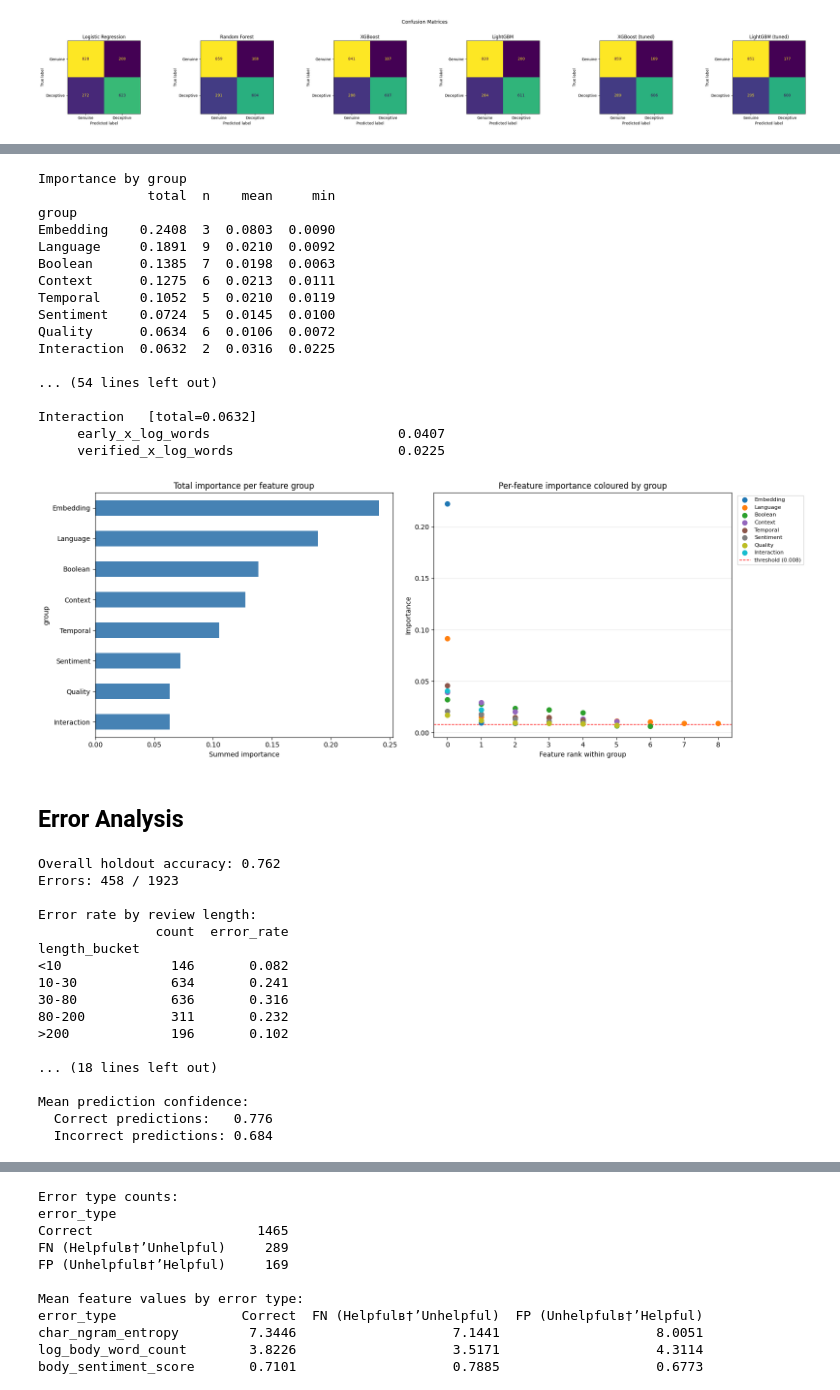
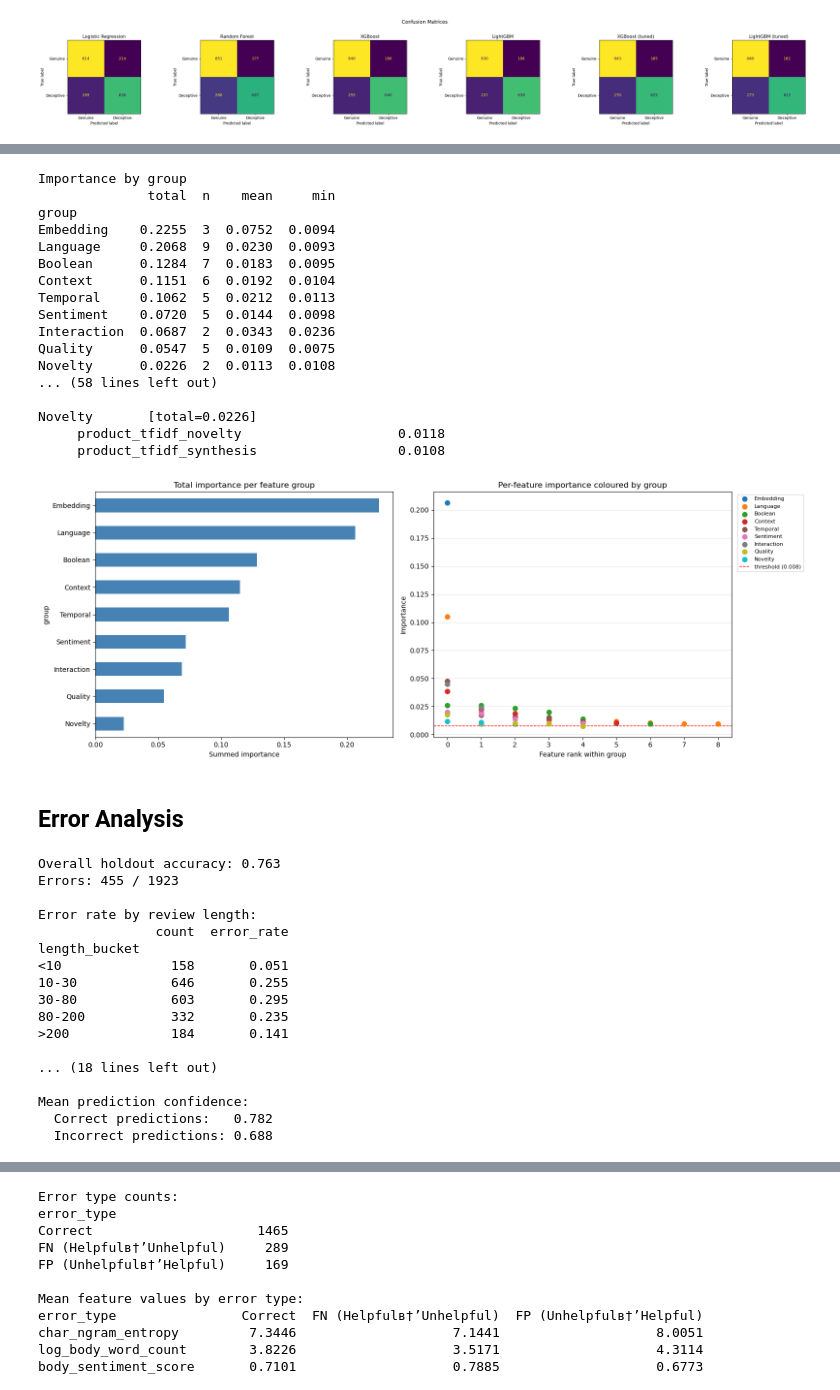
Before and after one commit to Ron-Lakeman/BigDataProject, a Jupyter notebook: src/processing/ml_model_v1.ipynb, the cells around one changed output, grey strips where cells are left out. Saved outputs shown, nothing was run; the diff lists cells and outputs as text; code cells hidden in the pictures.

Commit message:
added tfidf novelty features and a second ablation test in  all_features_to_gold and ml_model_v1 notebooks

```diff
--- a/src/processing/ml_model_v1.ipynb
+++ b/src/processing/ml_model_v1.ipynb
@@ -53,11 +53,15 @@ Name: count, dtype: int64
 # %%
 sent_files = sorted(gold_dir.glob("sentiment_features_load_date=*.parquet"))
 if sent_files:
+    # Fixed: exclude columns already in main parquet to avoid _x/_y merge conflicts
     _sent = pd.read_parquet(sent_files[-1],
-                            columns=["_index", "avg_sentence_length",
-                                     "flesch_lang_zscore",
+                            columns=["_index",
                                      "headline_sentiment_polarity",
-                                     "title_body_overlap"])
+                                     "title_body_overlap",
+                                     "polarity_lang_zscore",
+                                     "digit_density",
+                                     "uppercase_ratio",
+                                     "repetition_ratio"])
     df = df.merge(_sent, on="_index", how="left")
 
 spec_files = sorted(gold_dir.glob("specificity_features_load_date=*.parquet"))
@@ -69,7 +73,8 @@ if spec_files:
 
 extra_cols = ["avg_sentence_length", "flesch_lang_zscore",
               "headline_sentiment_polarity", "title_body_overlap",
-              "superlative_density", "first_person_density"]
+              "polarity_lang_zscore", "digit_density", "uppercase_ratio",
+              "repetition_ratio", "superlative_density", "first_person_density"]
 nulls = df[extra_cols].isnull().sum().to_dict()
 print(f"Extra feature nulls: {nulls}")
 # %% [output]
@@ -102,6 +107,10 @@ if "paragraph_break_count" not in df.columns:
         df["paragraph_break_count"] = 0
         print("paragraph_break_count set to 0 (review_body not in parquet)")
 
+# Fixed: derive log versions from raw columns in parquet
+df["log_product_review_count"] = np.log1p(df["product_review_count"])
+df["log_sentence_count"]       = np.log1p(df["sentence_count_approx"])
+
 missing = [c for c in ["log_review_rank", "paragraph_break_count"] if c not in df.columns]
 print(f"Patch done. Still missing: {missing if missing else 'none'}")
 # %% [output]
@@ -196,6 +204,7 @@ embedding_features = [
     "headline_body_cosine_sim",
     "char_ngram_entropy",
     "title_body_overlap",
+]
 
 sentiment_features = [
     "body_sentiment_score", "body_sentiment_polarity",
@@ -204,7 +213,7 @@ sentiment_features = [
 ]
 
 quality_features = [
-    "digit_density", "uppercase_ratio", "repetition_ratio", "title_word_coverage",
+    "digit_density", "uppercase_ratio", "repetition_ratio",
     "superlative_density",
     "first_person_density",
 ]
@@ -221,6 +230,12 @@ interaction_features = [
     "early_x_log_words",
 ]
 
+# Information-theoretic product signals (novel contribution)
+novelty_features = [
+    "product_tfidf_novelty",    # cosine distance vs. prior reviews (temporally ordered)
+    "product_tfidf_synthesis",  # cosine similarity vs. leave-one-out product consensus
+]
+
 boolean_features = [
     "is_early_review", "verified_binary",
     "is_english", "is_french", "is_german", "is_hungarian",
@@ -231,11 +246,11 @@ categorical_features = []
 
 numeric_features = (temporal_features + language_features + embedding_features +
                     sentiment_features + quality_features + context_features +
-                    interaction_features)
+                    interaction_features + novelty_features)
 
 all_features = numeric_features + boolean_features
 
 print(f"Total features: {len(all_features)}")
 missing = [f for f in all_features if f not in df.columns]
-print(f"Missing from df: {missing if missing else 'None вЂ” all present'}")
+print(f"Missing from df: {missing if missing else 'None — all present'}")
 # %% [output]
@@ -638,6 +653,7 @@ _group_map = (
     [(f, 'Quality')      for f in quality_features]     +
     [(f, 'Context')      for f in context_features]     +
     [(f, 'Interaction')  for f in interaction_features] +
+    [(f, 'Novelty')      for f in novelty_features]     +
     [(f, 'Boolean')      for f in boolean_features]
 )
 group_lookup = dict(_group_map)
@@ -663,47 +679,47 @@ for grp in group_totals.index:
         flag = ' !' if row['importance'] < WARN_THRESHOLD else '  '
         print(f"  {flag} {row['feature']:<40s} {row['importance']:.4f}")
 
 fig, axes = plt.subplots(1, 2, figsize=(16, 6))
 
 group_totals['total'].sort_values().plot(kind='barh', ax=axes[0], color='steelblue')
 axes[0].set_title('Total importance per feature group')
 axes[0].set_xlabel('Summed importance')
 
 import matplotlib.cm as cm
 groups_ordered = group_totals.index.tolist()
 colours = cm.tab10(np.linspace(0, 1, len(groups_ordered)))
 colour_map = dict(zip(groups_ordered, colours))
 for grp, col in colour_map.items():
     sub = feat_imp_df[feat_imp_df['group'] == grp].sort_values('importance', ascending=False)
     axes[1].scatter(range(len(sub)), sub['importance'], label=grp, color=col, s=50, zorder=3)
 axes[1].axhline(WARN_THRESHOLD, color='red', linestyle='--', linewidth=1, label=f'threshold ({WARN_THRESHOLD})')
 axes[1].set_title('Per-feature importance coloured by group')
 axes[1].set_xlabel('Feature rank within group')
 axes[1].set_ylabel('Importance')
 axes[1].legend(bbox_to_anchor=(1.01, 1), loc='upper left', fontsize=8)
 axes[1].grid(axis='y', alpha=0.3)
 
 plt.tight_layout()
 plt.show()
 # %% [output]
 Importance by group
               total  n    mean     min
 group
-Embedding    0.2408  3  0.0803  0.0090
-Language     0.1891  9  0.0210  0.0092
-Boolean      0.1385  7  0.0198  0.0063
-Context      0.1275  6  0.0213  0.0111
-Temporal     0.1052  5  0.0210  0.0119
-Sentiment    0.0724  5  0.0145  0.0100
-Quality      0.0634  6  0.0106  0.0072
-Interaction  0.0632  2  0.0316  0.0225
+Embedding    0.2255  3  0.0752  0.0094
+Language     0.2068  9  0.0230  0.0093
+Boolean      0.1284  7  0.0183  0.0095
+Context      0.1151  6  0.0192  0.0104
+Temporal     0.1062  5  0.0212  0.0113
+Sentiment    0.0720  5  0.0144  0.0098
+Interaction  0.0687  2  0.0343  0.0236
+Quality      0.0547  5  0.0109  0.0075
+Novelty      0.0226  2  0.0113  0.0108
+... (58 lines left out)
 
-... (54 lines left out)
-
-Interaction   [total=0.0632]
-     early_x_log_words                        0.0407
-     verified_x_log_words                     0.0225
+Novelty       [total=0.0226]
+     product_tfidf_novelty                    0.0118
+     product_tfidf_synthesis                  0.0108
-[figure, old version]
+[figure, new version]
 # %% [markdown]
 ## Error Analysis
 # %%
@@ -747,23 +763,23 @@ print("\nMean prediction confidence:")
 print(f"  Correct predictions:   {err_df.loc[err_df['correct'],  'y_proba'].apply(lambda p: max(p, 1-p)).mean():.3f}")
 print(f"  Incorrect predictions: {err_df.loc[~err_df['correct'], 'y_proba'].apply(lambda p: max(p, 1-p)).mean():.3f}")
 # %% [output]
-Overall holdout accuracy: 0.762
-Errors: 458 / 1923
+Overall holdout accuracy: 0.763
+Errors: 455 / 1923
 
 Error rate by review length:
                count  error_rate
 length_bucket
-<10              146       0.082
-10-30            634       0.241
-30-80            636       0.316
-80-200           311       0.232
->200             196       0.102
+<10              158       0.051
+10-30            646       0.255
+30-80            603       0.295
+80-200           332       0.235
+>200             184       0.141
 
 ... (18 lines left out)
 
 Mean prediction confidence:
-  Correct predictions:   0.776
-  Incorrect predictions: 0.684
+  Correct predictions:   0.782
+  Incorrect predictions: 0.688
 # %%
 _lang_stats = (
     err_df.groupby('detected_language')['correct']
```
Also changed, not shown: parts of 19 cells of this notebook, 1 other file.
